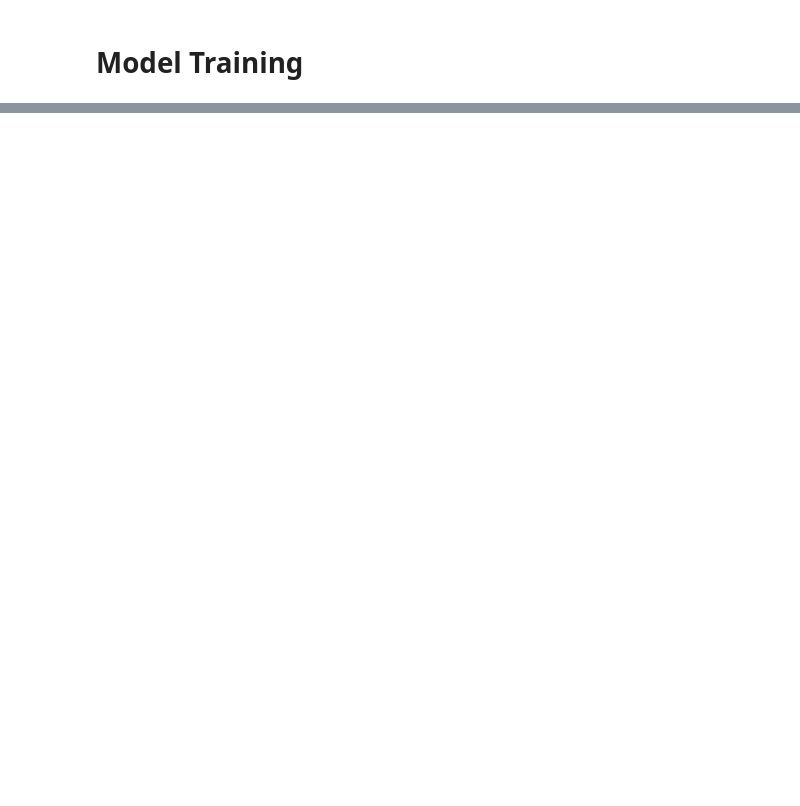
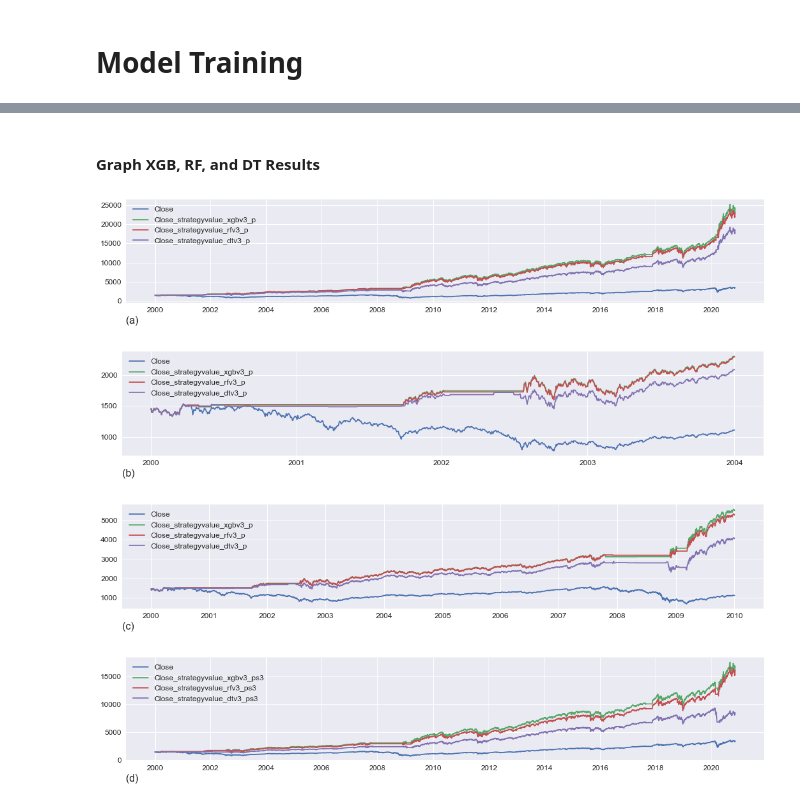
Before and after one commit to Aljgutier/Pyquant, a Jupyter notebook: SP500_MktCycle_ML.ipynb, the cells around one changed output, grey strips where cells are left out. Cells and saved outputs as stored; diff of their text form; code cells hidden in the pictures; blank space fills up the shorter version.

```diff
--- a/SP500_MktCycle_ML.ipynb
+++ b/SP500_MktCycle_ML.ipynb
@@ -877,0 +832,33 @@ fmplot(dfbt,variables=[['Close_strategyvalue', 'Close'],'Close','p','mkt'],start
+# %% [markdown]
+#### Graph XGB, RF, and DT Results
+# %%
+%run fmplot
+
+
+variables=[['Close','Close_strategyvalue_xgbv3_p',
+           'Close_strategyvalue_rfv3_p','Close_strategyvalue_dtv3_p']]
+fmplot(dfxyp_2000_1_1_to_2020_11_4_xgbv3_rfv3_dtv3,variables, figsize=(18,3), xlabel= '(a)', xlabelfontsize=16)
+
+
+s=dt.datetime(2000,1,1)
+e=dt.datetime(2004,1,1)
+variables=[['Close','Close_strategyvalue_xgbv3_p',
+           'Close_strategyvalue_rfv3_p','Close_strategyvalue_dtv3_p']]
+fmplot(dfxyp_2000_1_1_to_2020_11_4_xgbv3_rfv3_dtv3,variables, figsize=(18,3),
+       startdate=s, enddate=e, xlabel = '(b)' , xlabelfontsize=16)
+
+s=dt.datetime(2000,1,1)
+e=dt.datetime(2010,1,1)
+variables=[['Close','Close_strategyvalue_xgbv3_p',
+           'Close_strategyvalue_rfv3_p','Close_strategyvalue_dtv3_p']]
+fmplot(dfxyp_2000_1_1_to_2020_11_4_xgbv3_rfv3_dtv3[s:e],variables,figsize=(18,3),
+           startdate=s, enddate=e, xlabel= '(c)', xlabelfontsize=16 )
+
+variables=[['Close','Close_strategyvalue_xgbv3_ps3',
+           'Close_strategyvalue_rfv3_ps3','Close_strategyvalue_dtv3_ps3']]
+fmplot(dfxyp_2000_1_1_to_2020_11_4_xgbv3_rfv3_dtv3,variables, figsize=(18,3), xlabel= '(d)', xlabelfontsize=16)
+# %% [output]
+[figure, added]
+[figure, added]
+[figure, added]
+[figure, added]
```
Also changed, not shown: parts of 95 cells of this notebook.
